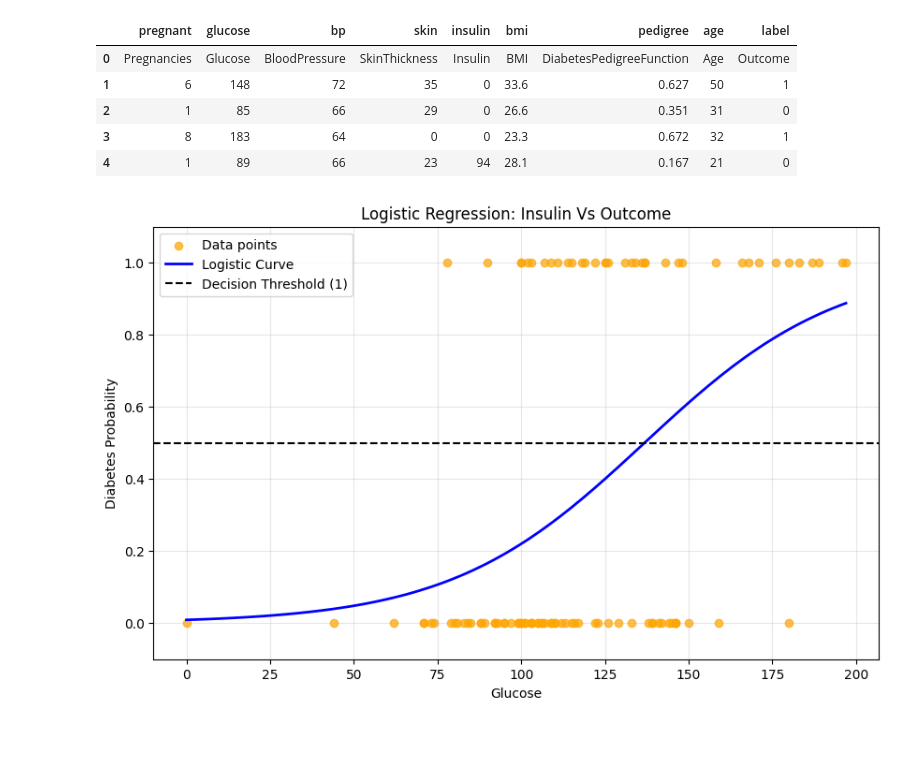
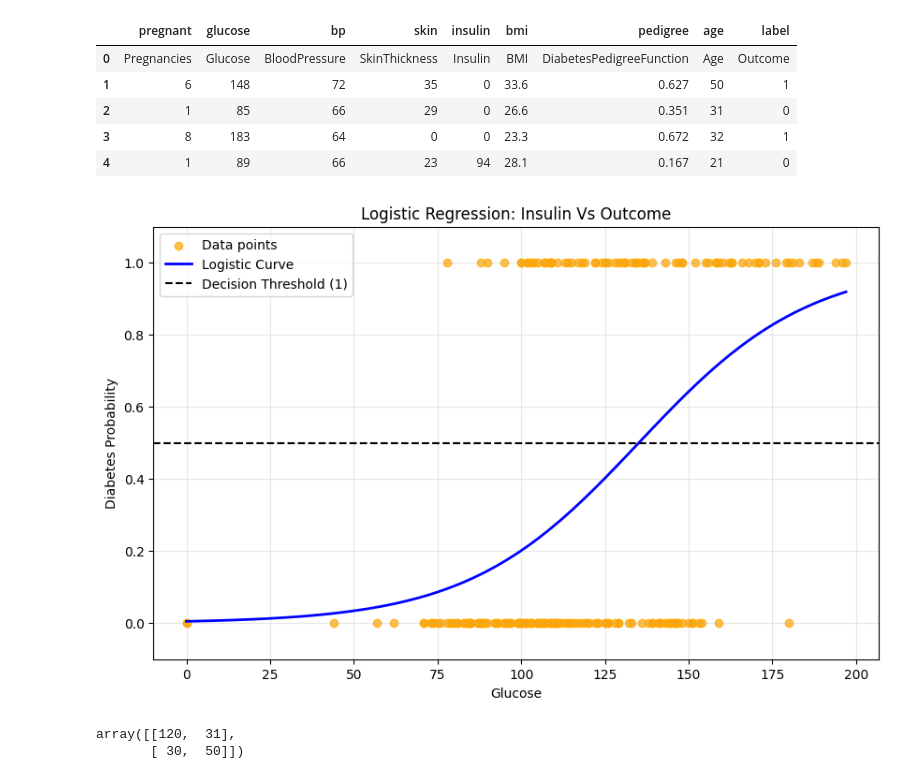
Before and after one commit to ShaileshBaviskar/Machine_Learning, a Jupyter notebook: Assignment 03/Logistic_Regression.ipynb, the cells around one changed output. Cells and saved outputs as stored; diff of their text form; code cells hidden in the pictures; blank space fills up the shorter version.

```diff
--- a/Assignment 03/Logistic_Regression.ipynb
+++ b/Assignment 03/Logistic_Regression.ipynb
@@ -24,30 +24,63 @@ from sklearn.linear_model import LogisticRegression
 logreg = LogisticRegression(random_state=16)
 logreg.fit(X_train, y_train)
 y_pred = logreg.predict(X_test)
+# %%
+import pandas as pd
+from sklearn.model_selection import train_test_split
+from sklearn.preprocessing import StandardScaler
+from sklearn.linear_model import LogisticRegression
+from sklearn.metrics import accuracy_score
+
+df = pd.read_csv("pima-indians-diabetes.csv")
+df = df.dropna()
+
+X = df.drop("Outcome", axis=1)
+y = df["Outcome"]
+
+X = X.astype(float)
+
+X_train, X_test, y_train, y_test = train_test_split(X, y, test_size=0.3, random_state=42)
+
+scaler = StandardScaler()
+X_train = scaler.fit_transform(X_train)
+X_test = scaler.transform(X_test)
+
+logreg = LogisticRegression(random_state=16, max_iter=1000)
+logreg.fit(X_train, y_train)
+
+y_pred = logreg.predict(X_test)
 # %%
 import numpy as np
 import matplotlib.pyplot as plt
 from sklearn.linear_model import LogisticRegression
 
-limited_df = df.head(100)
+limited_df = df.head(200)
 X = limited_df[['Glucose']]
 y = limited_df['Outcome']
 
 model = LogisticRegression().fit(X, y)
 
 X_range = np.linspace(X.min(), X.max(), 100).reshape(-1, 1)
 y_prob = model.predict_proba(X_range)[:, 1]
 
 plt.figure(figsize=(10, 6))
 plt.scatter(X, y, alpha=0.7, color='orange', label='Data points')
 plt.plot(X_range, y_prob, 'blue', linewidth=2, label='Logistic Curve')
 plt.axhline(y=0.5, color='black', linestyle='--', linewidth=1.5, label='Decision Threshold (1)')
 plt.xlabel('Glucose')
 plt.ylabel('Diabetes Probability')
 plt.title('Logistic Regression: Insulin Vs Outcome')
 plt.ylim(-0.1, 1.1)
 plt.legend()
 plt.grid(True, alpha=0.3)
 plt.show()
 # %% [output]
-[figure, old version]
+[figure, new version]
+# %%
+from sklearn import metrics
+
+cnf_matrix = metrics.confusion_matrix(y_test, y_pred)
+cnf_matrix
+# %% [output]
+array([[120,  31],
+       [ 30,  50]])
```
Also changed, not shown: parts of 2 cells of this notebook.
